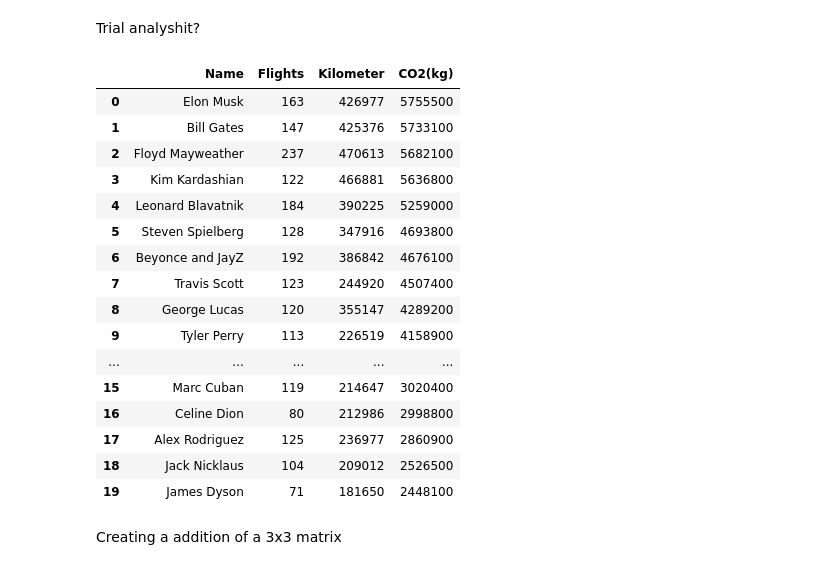
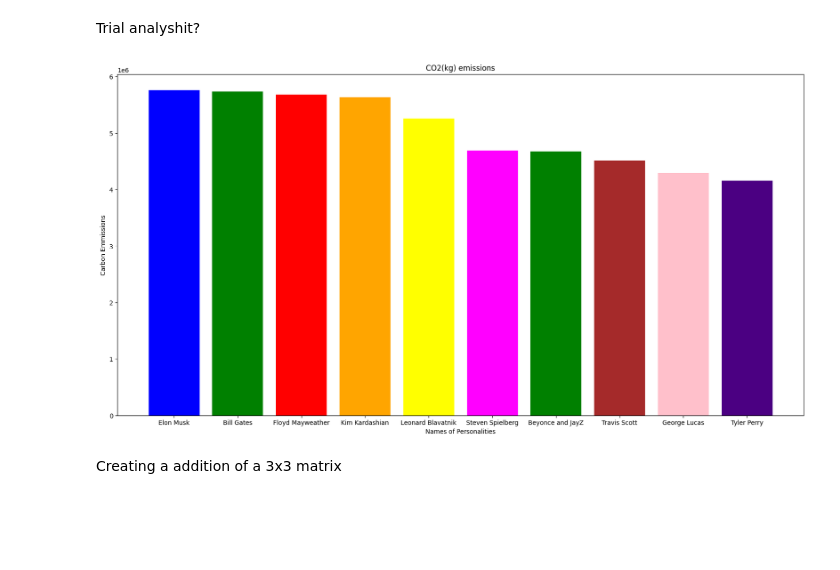
Before and after one commit to Alexander040105/self-learning-projects, a Jupyter notebook: csv_project/aral_pandas/self_activity.ipynb, the cells around one changed output. Drawn from its saved outputs; the diff is of its cells as text; code cells hidden in the pictures; blank space fills up the shorter version.

```diff
--- a/csv_project/aral_pandas/self_activity.ipynb
+++ b/csv_project/aral_pandas/self_activity.ipynb
@@ -131,29 +131,23 @@ Trial analyshit?
 # %%
 import pandas as pd
 import matplotlib.pyplot as plt
 
 csv_file = pd.read_csv('python_csv\\carbonEmission.csv')
 counts = csv_file.value_counts()
 csv_file['CO2(kg)'].astype('int32')
 csv_file
+
+colors=['blue', 'green', 'red', 'orange','yellow','magenta','green','brown','pink','indigo','violet']
+
+plt.figure(figsize=(20, 10))
+plt.bar(csv_file['Name'].head(10), csv_file['CO2(kg)'].head(10), color=colors)
+plt.xlabel('Names of Personalities')
+plt.ylabel('Carbon Emmissions')
+plt.title('CO2(kg) emissions')
+
+plt.show()
 # %% [output]
-|  | Name | Flights | Kilometer | CO2(kg) |
-| 0 | Elon Musk | 163 | 426977 | 5755500 |
-| 1 | Bill Gates | 147 | 425376 | 5733100 |
-| 2 | Floyd Mayweather | 237 | 470613 | 5682100 |
-| 3 | Kim Kardashian | 122 | 466881 | 5636800 |
-| 4 | Leonard Blavatnik | 184 | 390225 | 5259000 |
-| 5 | Steven Spielberg | 128 | 347916 | 4693800 |
-| 6 | Beyonce and JayZ | 192 | 386842 | 4676100 |
-| 7 | Travis Scott | 123 | 244920 | 4507400 |
-| 8 | George Lucas | 120 | 355147 | 4289200 |
-| 9 | Tyler Perry | 113 | 226519 | 4158900 |
-| ... | ... | ... | ... | ... |
-| 15 | Marc Cuban | 119 | 214647 | 3020400 |
-| 16 | Celine Dion | 80 | 212986 | 2998800 |
-| 17 | Alex Rodriguez | 125 | 236977 | 2860900 |
-| 18 | Jack Nicklaus | 104 | 209012 | 2526500 |
-| 19 | James Dyson | 71 | 181650 | 2448100 |
+[figure, added]
 # %% [markdown]
 Creating a addition of a 3x3 matrix
 # %%
```
Also changed, not shown: parts of 8 cells of this notebook, 3 other files.
